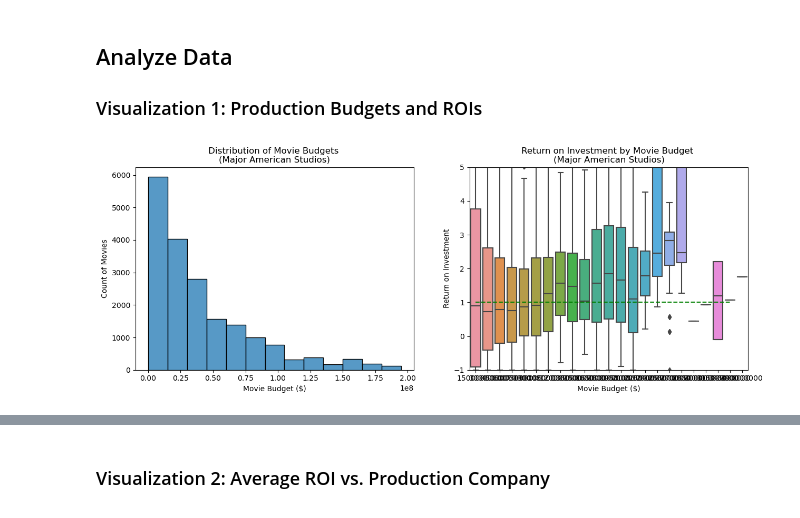
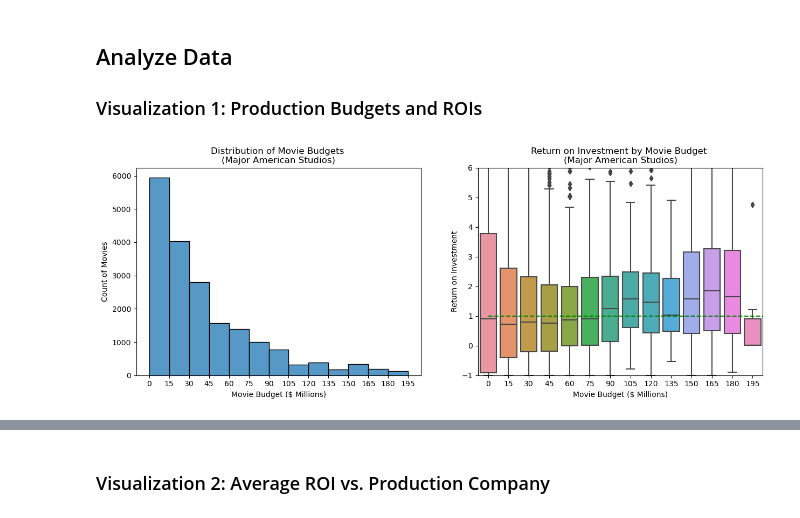
Before and after one commit to jgoett2/Phase-2-MovieProject, a Jupyter notebook: index.ipynb, the cells around one changed output, grey strips where cells are left out. Drawn from its saved outputs; the diff is of its cells as text; code cells hidden in the pictures.

Commit message:
update graphics

```diff
--- a/index.ipynb
+++ b/index.ipynb
@@ -54,20 +86,28 @@ df = df[["title", "budget", "revenue", "genres", "production_companies", "roi"]]
 # %%
 fig, ax = plt.subplots(1,2, figsize=[15, 5])
 sns.histplot(data=df, x="budget", bins=np.arange(0,210000000,15000000), ax=ax[0])
 ax[0].set_title("Distribution of Movie Budgets \n(Major American Studios)")
-ax[0].set_xlabel("Movie Budget ($)")
+ax[0].set_xlabel("Movie Budget ($ Millions)")
 ax[0].set_ylabel("Count of Movies")
 
+tick_labels = [str(x) for x in np.arange(0,205,15)]
+ax[0].set_xticks(np.arange(0,200000000, 15000000), labels=tick_labels)
+
+
+
 df["budget_bin"] = (df["budget"] // 15000000 + 1) * 15000000
-sns.boxplot( data=df, x="budget_bin", y="roi", ax=ax[1])
-ax[1].set_ylim(-1, 5)
-ax[1].hlines(y=1, xmin=0, xmax=21, color="g", linestyles="dashed" );
+sns.boxplot( data=df[df["budget"]<200000000], x="budget_bin", y="roi", ax=ax[1])
+ax[1].set_ylim(-1, 6)
+ax[1].hlines(y=1, xmin=0, xmax=13.5, color="g", linestyles="dashed" );
 
 ax[1].set_title("Return on Investment by Movie Budget \n(Major American Studios)")
-ax[1].set_xlabel("Movie Budget ($)")
+ax[1].set_xlabel("Movie Budget ($ Millions)")
 ax[1].set_ylabel("Return on Investment")
+ticks = [x for x in np.arange(0,14,1)]
+len(ticks)
+tick_labels = [str(x) for x in np.arange(0,205,15)]
+ax[1].set_xticks(ticks, labels=tick_labels)
 
-
-fig.savefig("Presentation/Images/overview_studios.png")
+fig.savefig("Presentation/Images/overview_studios.png", bbox_inches="tight")
 # %% [output]
-[figure, old version]
+[figure, new version]
```
Also changed, not shown: parts of 18 cells of this notebook.
